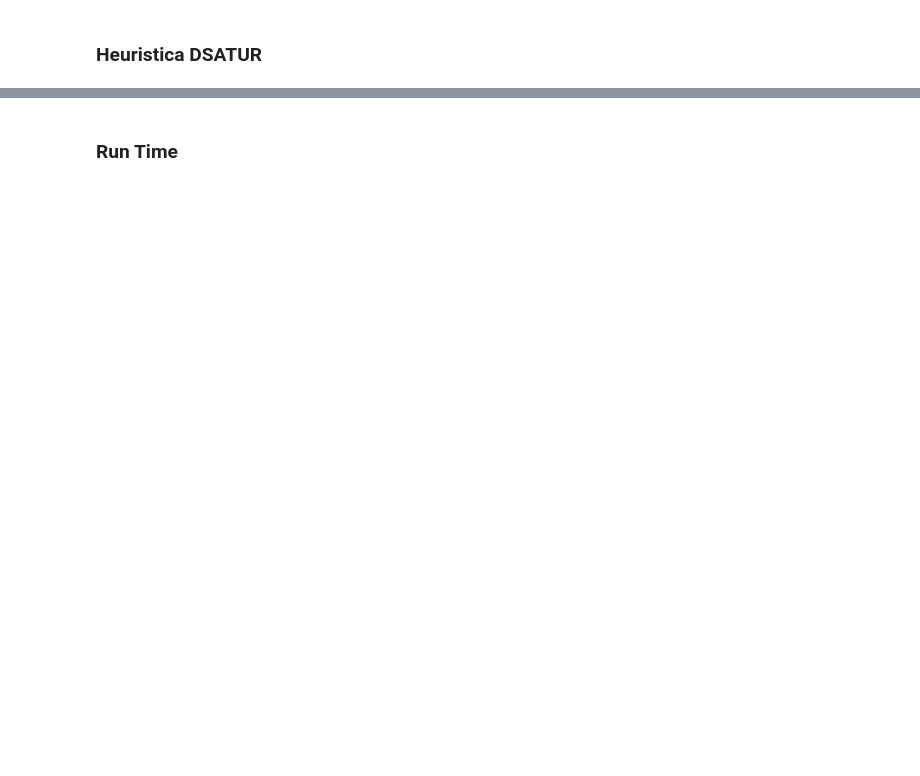
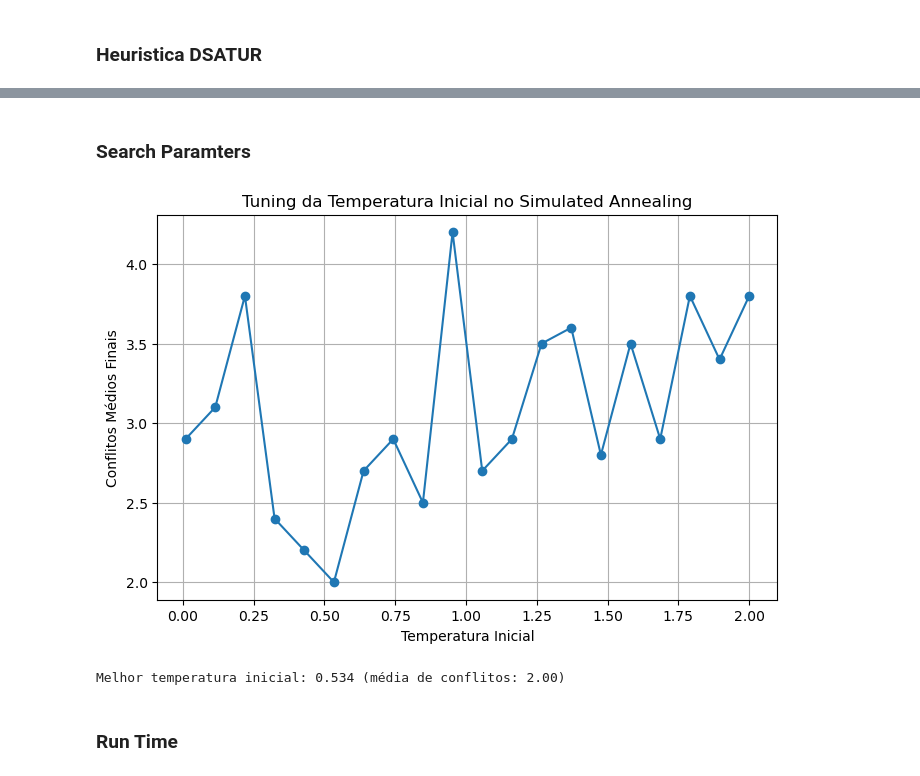
Before and after one commit to acpDaniel/graph-coloring, a Jupyter notebook: TP2_CSP_LocalSearch_GA.ipynb, the cells around one changed output, grey strips where cells are left out. Cells and saved outputs as stored; diff of their text form; code cells hidden in the pictures; blank space fills up the shorter version.

```diff
--- a/TP2_CSP_LocalSearch_GA.ipynb
+++ b/TP2_CSP_LocalSearch_GA.ipynb
@@ -743,4 +754,45 @@ Queen13_13 - DSATUR: Conflitos = 81
 Total de vértices: 169
+# %% [markdown]
+### Search Paramters
+# %%
+cores_myciel = [f"cor{i}" for i in range(7)]  # número cromático conhecido
+results= []
+
+temperatures = np.linspace(0.01, 2.0, 20)
+
+# Store the average number of conflicts for each temperature
+avg_conflicts = []
+
+for T0 in tqdm(temperatures):
+    conflicts_T = []
+    for _ in range(10):  # 10 repetitions for stability
+        coloracao_inicial = gerar_coloracao_aleatoria(grafo_myciel, cores_myciel)
+        coloracao_sa, conflitos_sa = simulated_annealing(
+            grafo_myciel,
+            coloracao_inicial,
+            cores_myciel,
+            temperatura_inicial=T0,
+            taxa_resfriamento=0.995
+        )
+        conflicts_T.append(conflitos_sa)
+
+    avg_conflicts.append(np.mean(conflicts_T))
+
+# Plot
+plt.figure(figsize=(8, 5))
+plt.plot(temperatures, avg_conflicts, marker='o')
+plt.title('Tuning da Temperatura Inicial no Simulated Annealing')
+plt.xlabel('Temperatura Inicial')
+plt.ylabel('Conflitos Médios Finais')
+plt.grid(True)
+plt.show()
+
+# Print the best temperature
+best_T = temperatures[np.argmin(avg_conflicts)]
+print(f"Melhor temperatura inicial: {best_T:.3f} (média de conflitos: {min(avg_conflicts):.2f})")
+# %% [output]
+[figure, added]
+Melhor temperatura inicial: 0.534 (média de conflitos: 2.00)
 # %% [markdown]
 ### Run Time
 # %%
```
Also changed, not shown: parts of 9 cells of this notebook, 2 other files.
